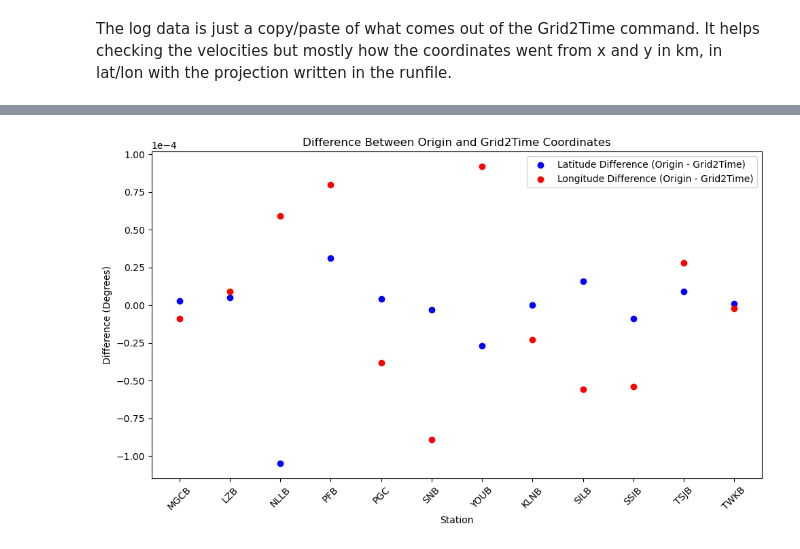
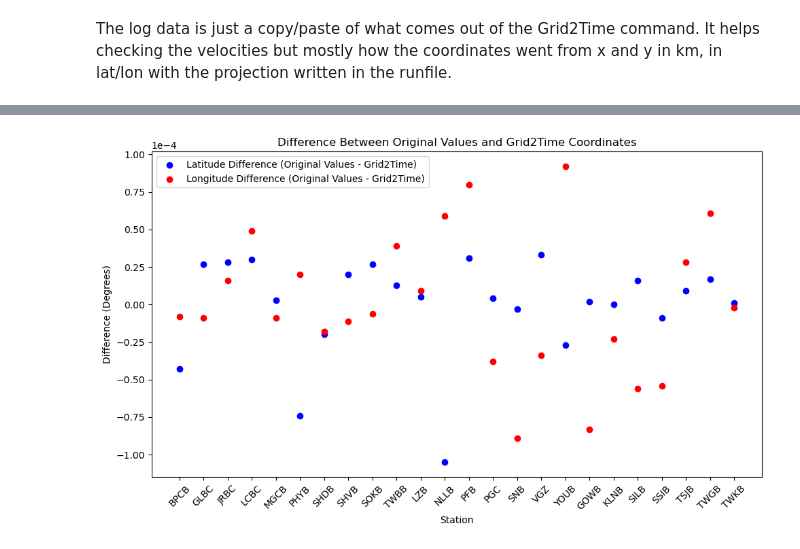
Before and after one commit to papinlois/sw4, a Jupyter notebook: project/NonLinLoc/Grids_Verifications.ipynb, the cells around one changed output, grey strips where cells are left out. Drawn from its saved outputs; the diff is of its cells as text; code cells hidden in the pictures.

```diff
--- a/project/NonLinLoc/Grids_Verifications.ipynb
+++ b/project/NonLinLoc/Grids_Verifications.ipynb
@@ -117,8 +168,8 @@ else:
 stas=pd.read_csv('stations.csv', usecols=[0, 1, 2, 3, 4],
                     names=['net', 'sta', 'lat_origin', 'lon_origin', 'elev'], header=0, delimiter='|')
 # Matching the stations with the one used in the picker
-stations_to_keep = {'SSIB', 'SILB', 'TSJB', 'TWKB', 'KLNB', 'LZB', 'PGC', 'PFB', 'MGCB', 'NLLB', 'SNB', 'YOUB'}
-stas = stas[stas['sta'].isin(stations_to_keep)].reset_index(drop=True)
+#stations_to_keep = {'SSIB', 'SILB', 'TSJB', 'TWKB', 'KLNB', 'LZB', 'PGC', 'PFB', 'MGCB', 'NLLB', 'SNB', 'YOUB'}
+#stas = stas[stas['sta'].isin(stations_to_keep)].reset_index(drop=True)
 stas=stas.drop(columns=['elev'])
 print(stas)
 # %% [output]
@@ -180,24 +239,24 @@ plt.show()
 # %%
 import matplotlib.pyplot as plt
 import matplotlib.ticker as mticker
 
 # Calculate differences for latitude and longitude
 lat_diff = merged_df['lat_origin'] - merged_df['lat_grid2time']
 lon_diff = merged_df['lon_origin'] - merged_df['lon_grid2time']
 
 # Create a scatter plot
 plt.figure(figsize=(10, 6))
-plt.scatter(merged_df['sta'], lat_diff, color='blue', label='Latitude Difference (Origin - Grid2Time)')
-plt.scatter(merged_df['sta'], lon_diff, color='red', label='Longitude Difference (Origin - Grid2Time)')
+plt.scatter(merged_df['sta'], lat_diff, color='blue', label='Latitude Difference (Original Values - Grid2Time)')
+plt.scatter(merged_df['sta'], lon_diff, color='red', label='Longitude Difference (Original Values - Grid2Time)')
 plt.xlabel('Station')
 plt.ylabel('Difference (Degrees)')
-plt.title('Difference Between Origin and Grid2Time Coordinates')
+plt.title('Difference Between Original Values and Grid2Time Coordinates')
 plt.legend()
 plt.xticks(rotation=45)
 ax = plt.gca()
 ax.yaxis.set_major_formatter(mticker.ScalarFormatter())
 ax.ticklabel_format(style='sci', axis='y', scilimits=(0, 0))
 plt.tight_layout()
 plt.show()
 # %% [output]
-[figure, old version]
+[figure, new version]
```
Also changed, not shown: parts of 7 cells of this notebook, 2 other files.
